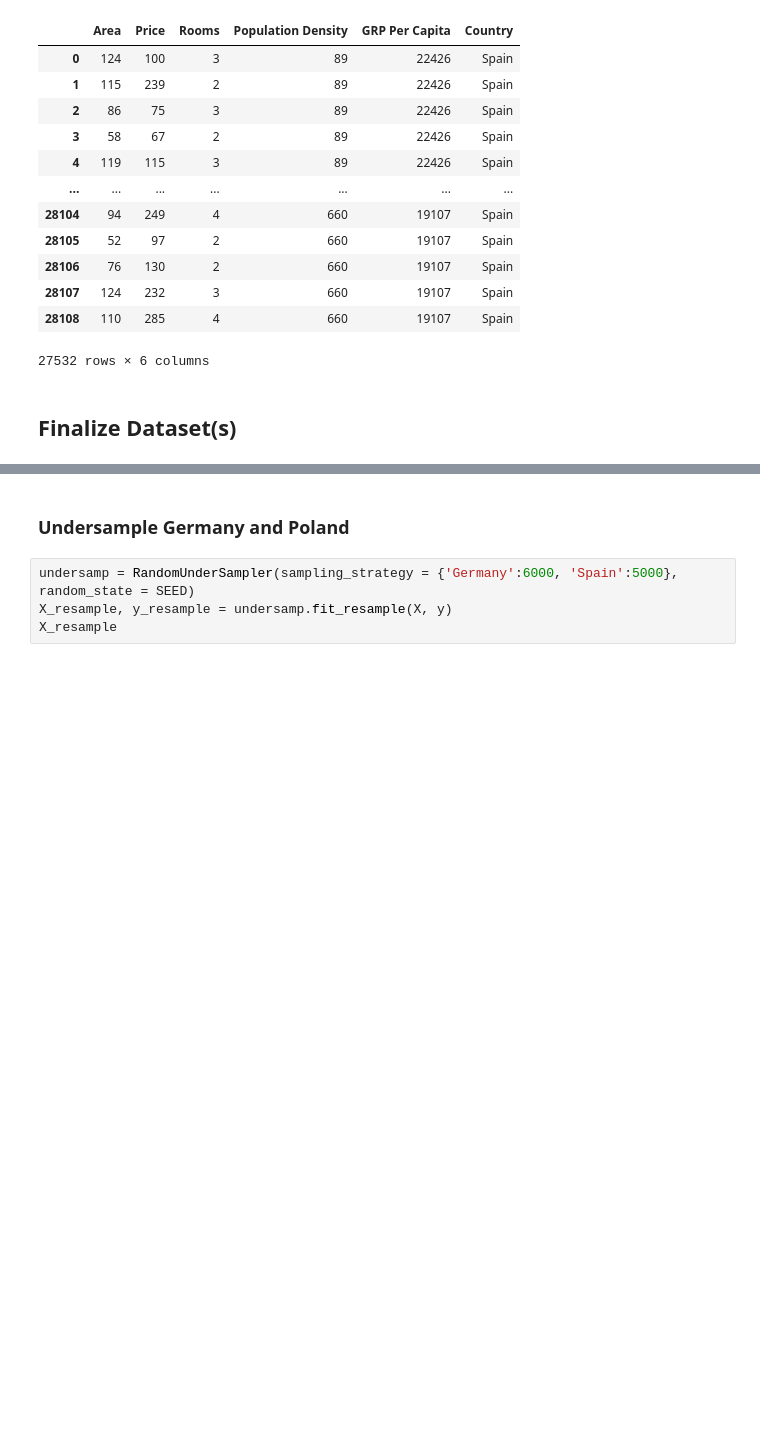
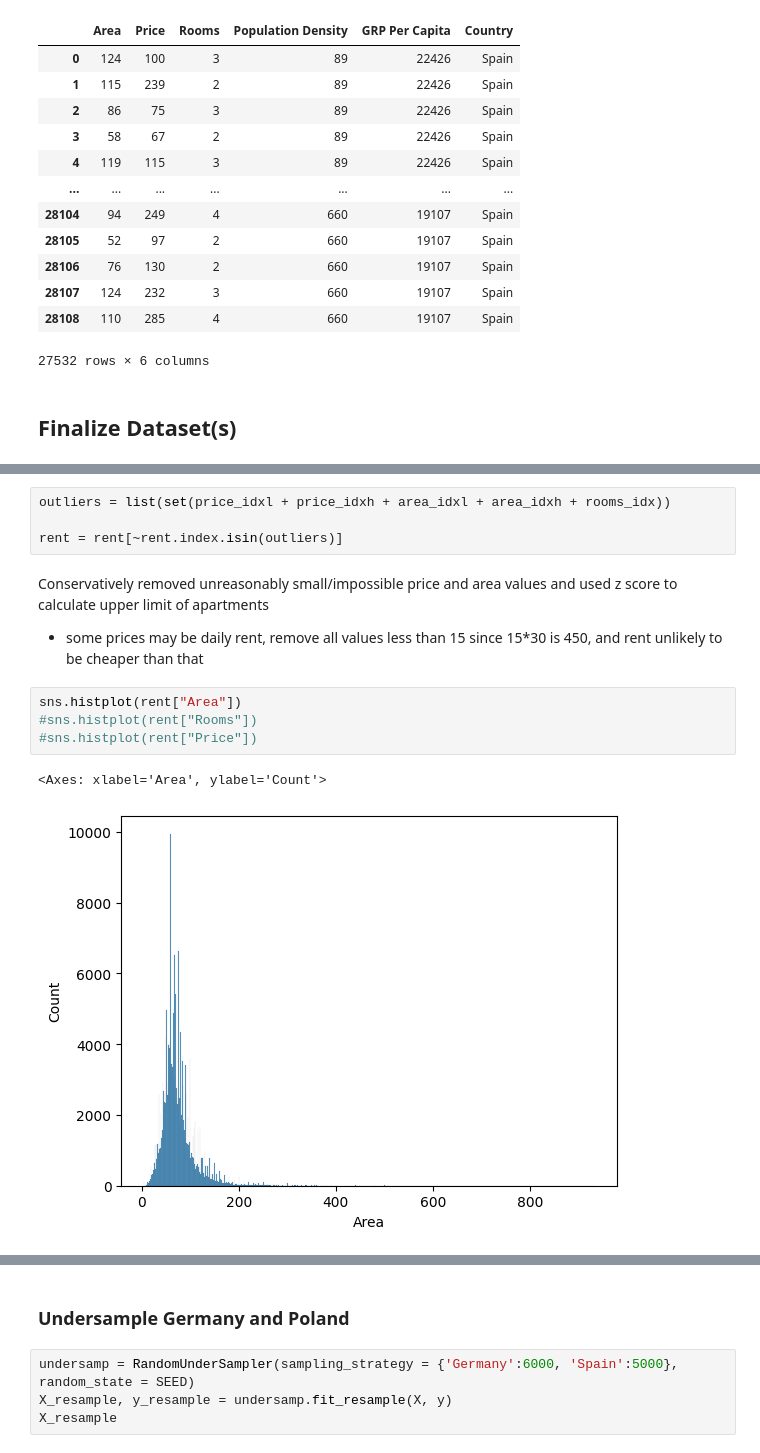
Before and after one commit to tzt775/apartments, a Jupyter notebook: European Rent - Create Dataframe.ipynb, the cells around one changed output, grey strips where cells are left out. Saved outputs shown, nothing was run; the diff lists cells and outputs as text; blank space fills up the shorter version.

```diff
--- a/European Rent - Create Dataframe.ipynb
+++ b/European Rent - Create Dataframe.ipynb
@@ -329,0 +352,14 @@ rent
+# %%
+outliers = list(set(price_idxl + price_idxh + area_idxl + area_idxh + rooms_idx))
+
+rent = rent[~rent.index.isin(outliers)]
+# %% [markdown]
+Conservatively removed unreasonably small/impossible price and area values and used z score to calculate upper limit of apartments
+- some prices may be daily rent, remove all values less than 15 since 15*30 is 450, and rent unlikely to be cheaper than that
+# %%
+sns.histplot(rent["Area"])
+#sns.histplot(rent["Rooms"])
+#sns.histplot(rent["Price"])
+# %% [output]
+<Axes: xlabel='Area', ylabel='Count'>
+[figure, added]
```
Also changed, not shown: parts of 7 cells of this notebook, 5 other files.
